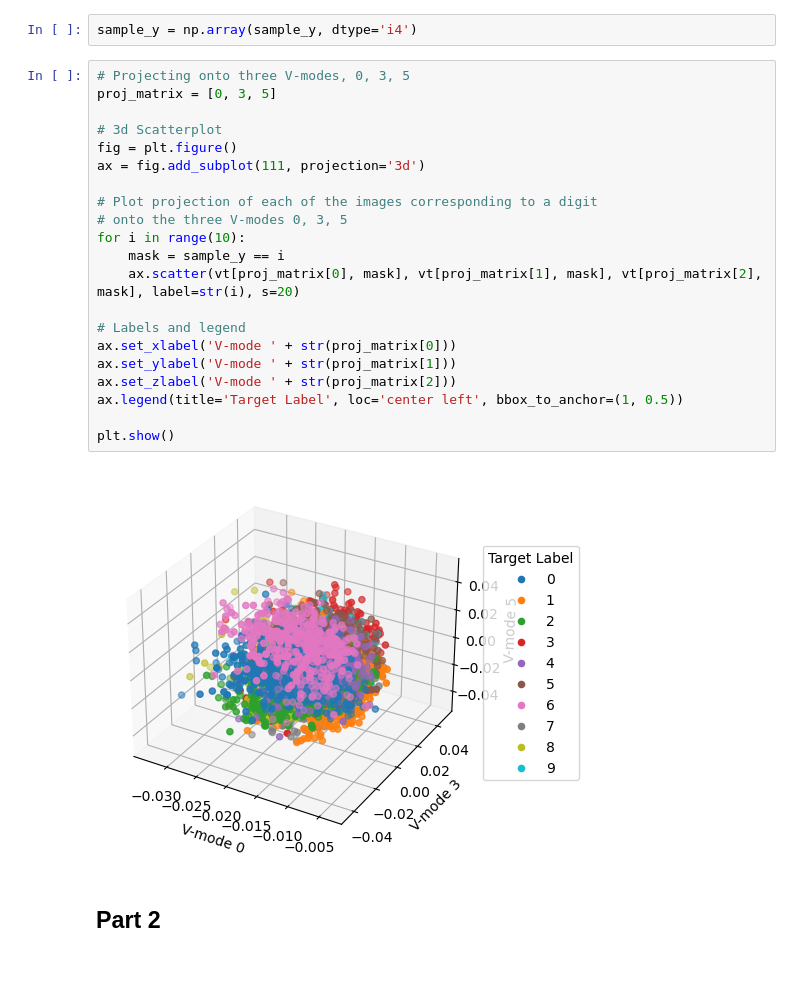
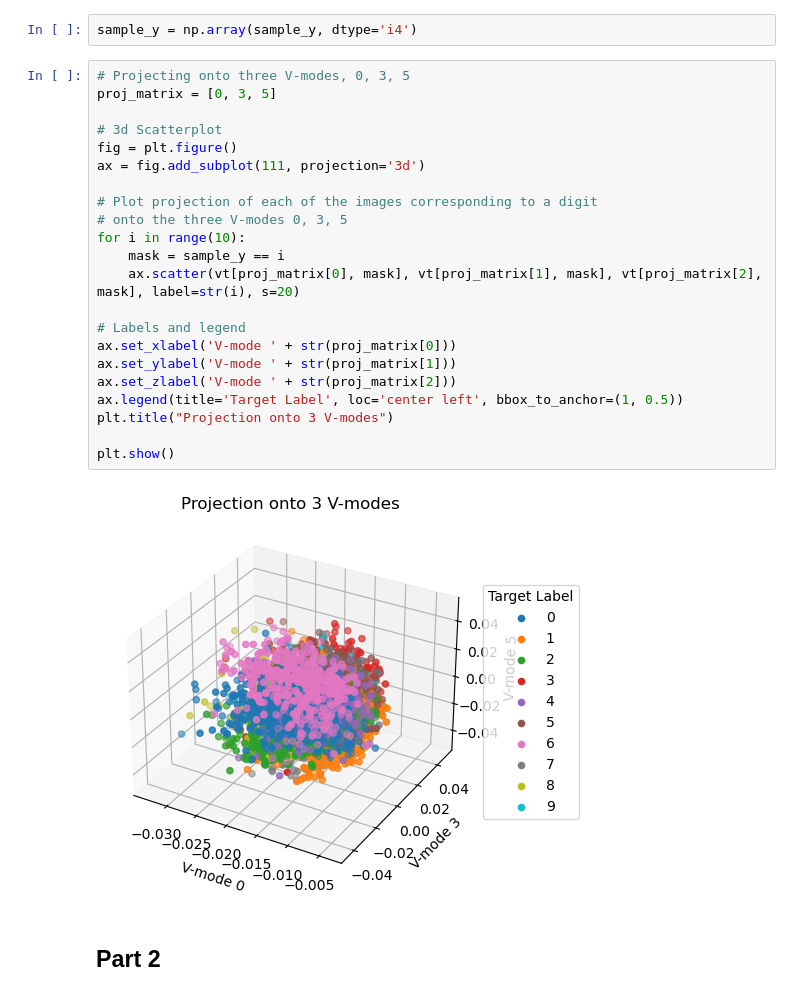
Before and after one commit to tingjones/ee399_hw3, a Jupyter notebook: HW3_TJ.ipynb, the cells around one changed output. Cells and saved outputs as stored; diff of their text form; blank space fills up the shorter version.

```diff
--- a/HW3_TJ.ipynb
+++ b/HW3_TJ.ipynb
@@ -87,26 +95,27 @@ sample_y = np.array(sample_y, dtype='i4')
 # %%
 # Projecting onto three V-modes, 0, 3, 5
 proj_matrix = [0, 3, 5]
 
 # 3d Scatterplot
 fig = plt.figure()
 ax = fig.add_subplot(111, projection='3d')
 
 # Plot projection of each of the images corresponding to a digit
 # onto the three V-modes 0, 3, 5
 for i in range(10):
     mask = sample_y == i
     ax.scatter(vt[proj_matrix[0], mask], vt[proj_matrix[1], mask], vt[proj_matrix[2], mask], label=str(i), s=20)
 
 # Labels and legend
 ax.set_xlabel('V-mode ' + str(proj_matrix[0]))
 ax.set_ylabel('V-mode ' + str(proj_matrix[1]))
 ax.set_zlabel('V-mode ' + str(proj_matrix[2]))
 ax.legend(title='Target Label', loc='center left', bbox_to_anchor=(1, 0.5))
+plt.title("Projection onto 3 V-modes")
 
 plt.show()
 # %% [output]
-[figure, old version]
+[figure, new version]
 # %% [markdown]
 ## Part 2
 # %% [markdown]
```
Also changed, not shown: parts of 9 cells of this notebook, 1 other file.
